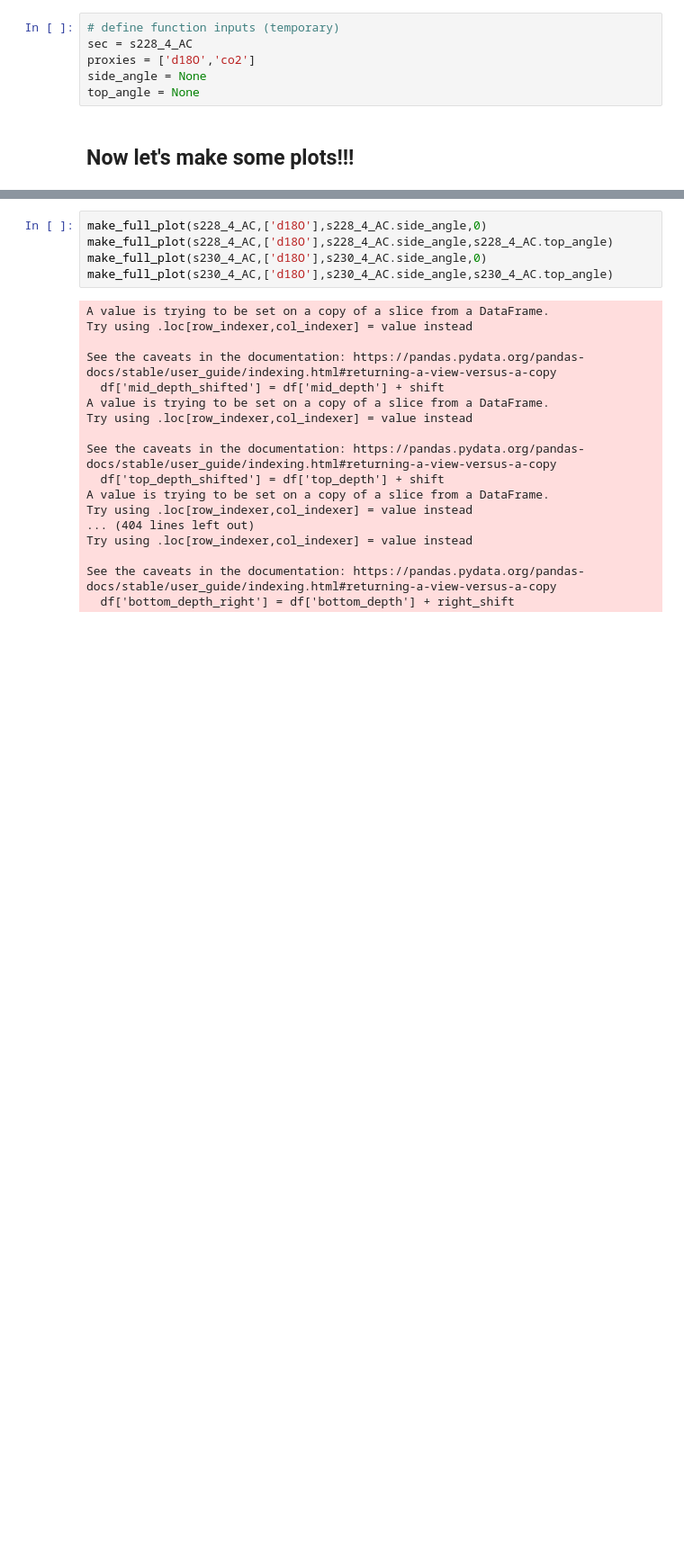
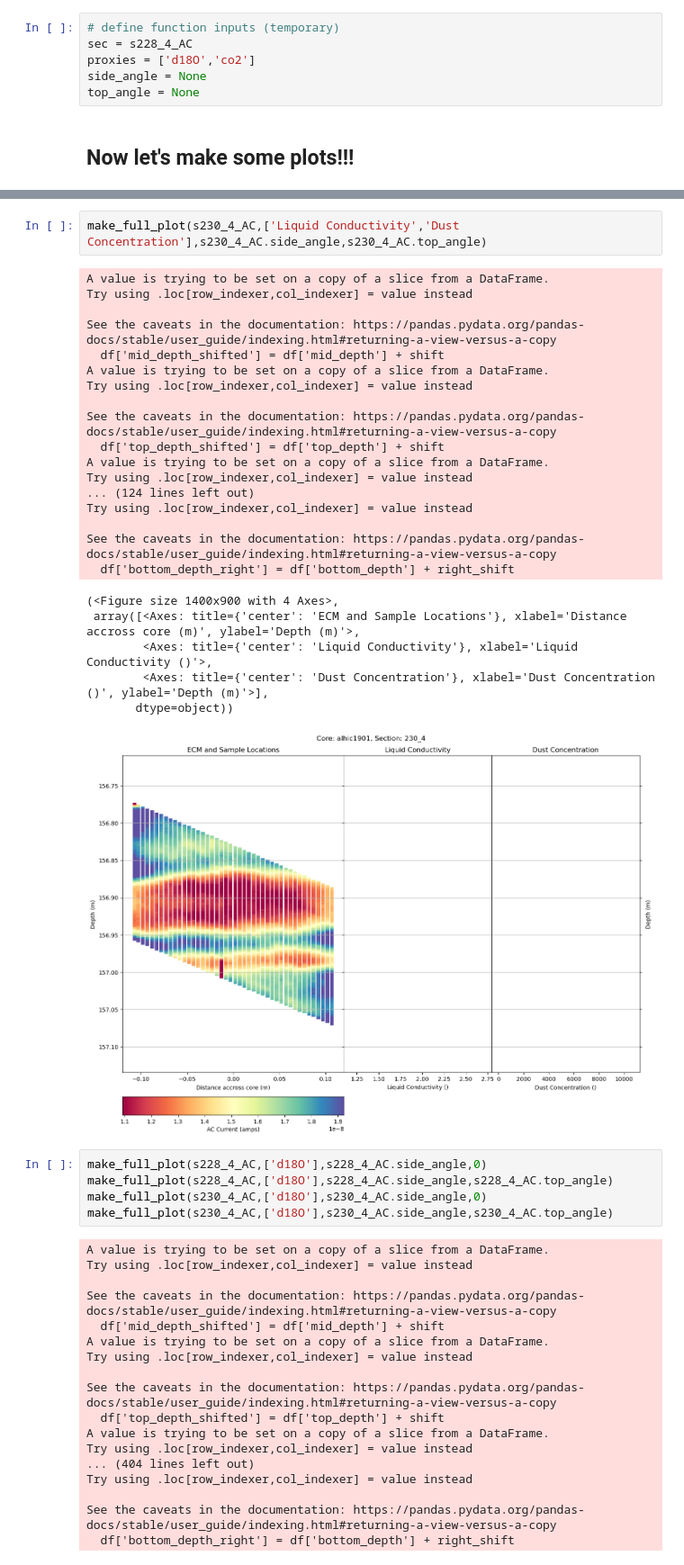
Before and after one commit to liamkirkpatrick/alhic1901_deeplayering, a Jupyter notebook: scripts/plot_samples/dip_adj_samples.ipynb, the cells around one changed output, grey strips where cells are left out. Shown at 90% size. Drawn from its saved outputs; the diff is of its cells as text; blank space fills up the shorter version.

```diff
--- a/scripts/plot_samples/dip_adj_samples.ipynb
+++ b/scripts/plot_samples/dip_adj_samples.ipynb
@@ -422,3 +424,29 @@ top_angle = None
+# %%
+make_full_plot(s230_4_AC,['Liquid Conductivity','Dust Concentration'],s230_4_AC.side_angle,s230_4_AC.top_angle)
+# %% [output]
+A value is trying to be set on a copy of a slice from a DataFrame.
+Try using .loc[row_indexer,col_indexer] = value instead
+
+See the caveats in the documentation: https://pandas.pydata.org/pandas-docs/stable/user_guide/indexing.html#returning-a-view-versus-a-copy
+  df['mid_depth_shifted'] = df['mid_depth'] + shift
+A value is trying to be set on a copy of a slice from a DataFrame.
+Try using .loc[row_indexer,col_indexer] = value instead
+
+See the caveats in the documentation: https://pandas.pydata.org/pandas-docs/stable/user_guide/indexing.html#returning-a-view-versus-a-copy
+  df['top_depth_shifted'] = df['top_depth'] + shift
+A value is trying to be set on a copy of a slice from a DataFrame.
+Try using .loc[row_indexer,col_indexer] = value instead
+... (124 lines left out)
+Try using .loc[row_indexer,col_indexer] = value instead
+
+See the caveats in the documentation: https://pandas.pydata.org/pandas-docs/stable/user_guide/indexing.html#returning-a-view-versus-a-copy
+  df['bottom_depth_right'] = df['bottom_depth'] + right_shift
+(<Figure size 1400x900 with 4 Axes>,
+ array([<Axes: title={'center': 'ECM and Sample Locations'}, xlabel='Distance accross core (m)', ylabel='Depth (m)'>,
+        <Axes: title={'center': 'Liquid Conductivity'}, xlabel='Liquid Conductivity ()'>,
+        <Axes: title={'center': 'Dust Concentration'}, xlabel='Dust Concentration ()', ylabel='Depth (m)'>],
+       dtype=object))
+[figure, added]
 # %%
 make_full_plot(s228_4_AC,['d18O'],s228_4_AC.side_angle,0)
 make_full_plot(s228_4_AC,['d18O'],s228_4_AC.side_angle,s228_4_AC.top_angle)
```
Also changed, not shown: parts of 11 cells of this notebook, 9 other files.
